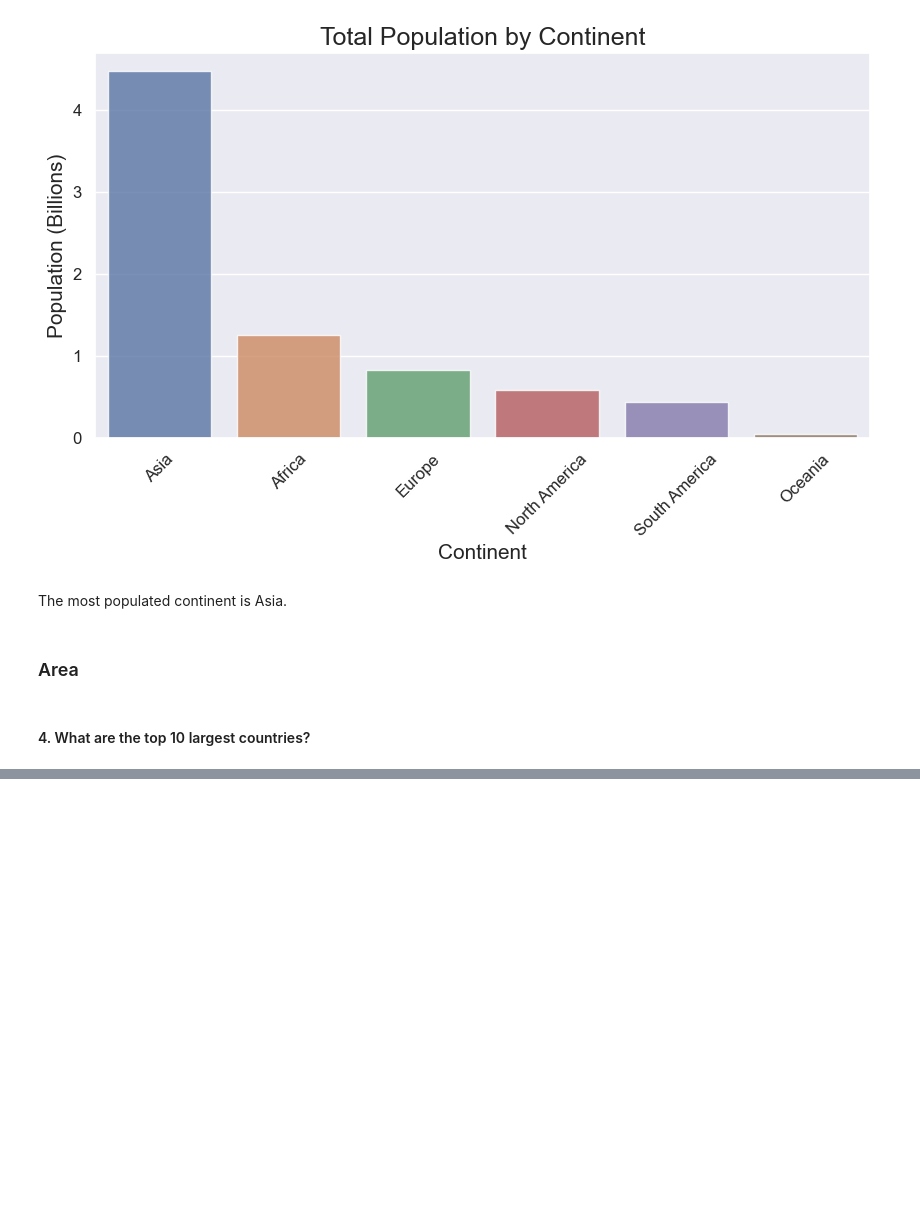
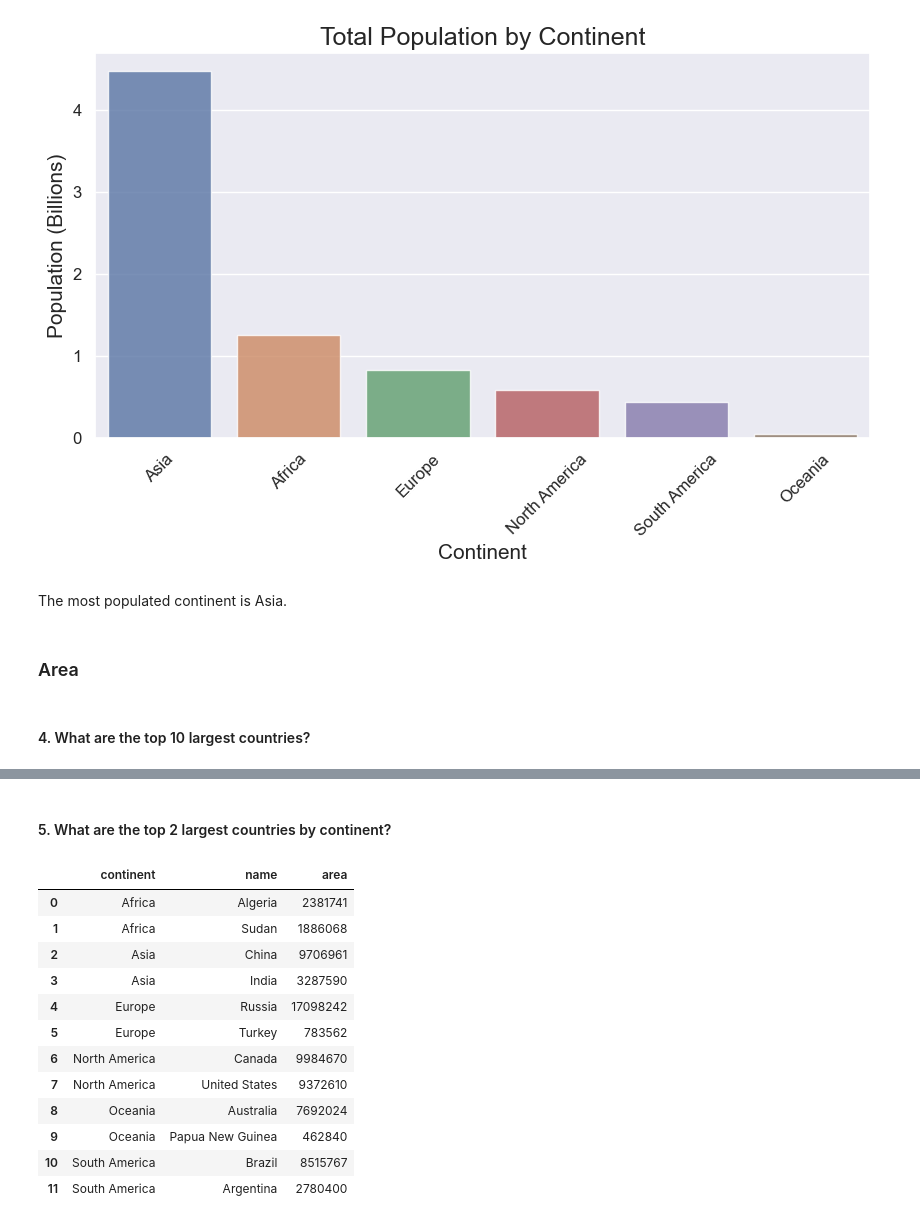
Before and after one commit to nadpierre/countries-eda-project, a Jupyter notebook: Country Analysis.ipynb, the cells around one changed output, grey strips where cells are left out. Saved outputs shown, nothing was run; the diff lists cells and outputs as text; code cells hidden in the pictures; blank space fills up the shorter version.

```diff
--- a/Country Analysis.ipynb
+++ b/Country Analysis.ipynb
@@ -439,0 +490,24 @@ The most populated continent is Asia.
+# %% [markdown]
+#### 5. What are the top 2 largest countries by continent?
+# %%
+# Data
+
+countries \
+    .sort_values(by=['continent', 'area'], ascending=[True, False]) \
+    .groupby('continent') \
+    .head(2)[['continent', 'name', 'area']] \
+    .reset_index(drop=True)
+# %% [output]
+|  | continent | name | area |
+| 0 | Africa | Algeria | 2381741 |
+| 1 | Africa | Sudan | 1886068 |
+| 2 | Asia | China | 9706961 |
+| 3 | Asia | India | 3287590 |
+| 4 | Europe | Russia | 17098242 |
+| 5 | Europe | Turkey | 783562 |
+| 6 | North America | Canada | 9984670 |
+| 7 | North America | United States | 9372610 |
+| 8 | Oceania | Australia | 7692024 |
+| 9 | Oceania | Papua New Guinea | 462840 |
+| 10 | South America | Brazil | 8515767 |
+| 11 | South America | Argentina | 2780400 |
```
Also changed, not shown: parts of 12 cells of this notebook.
